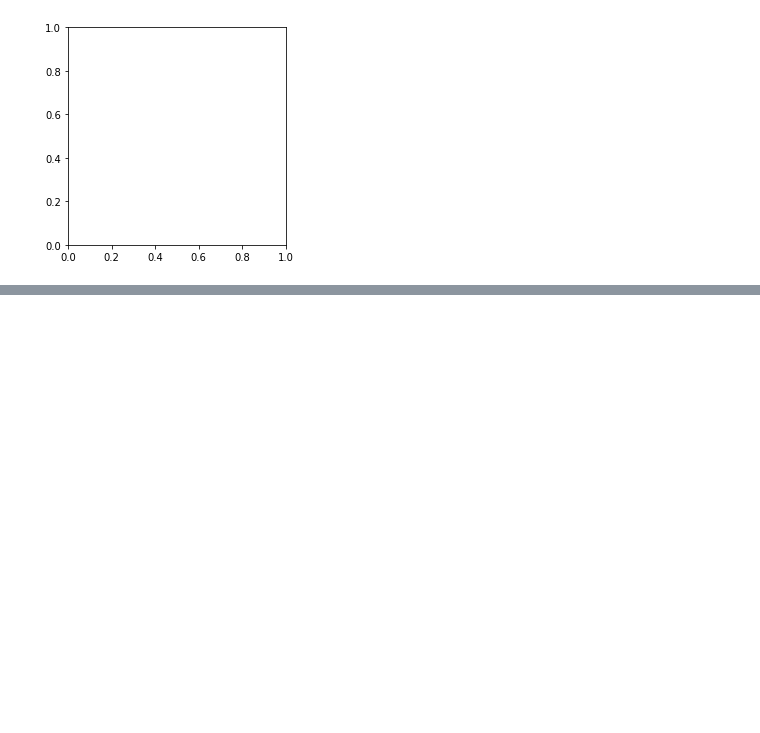
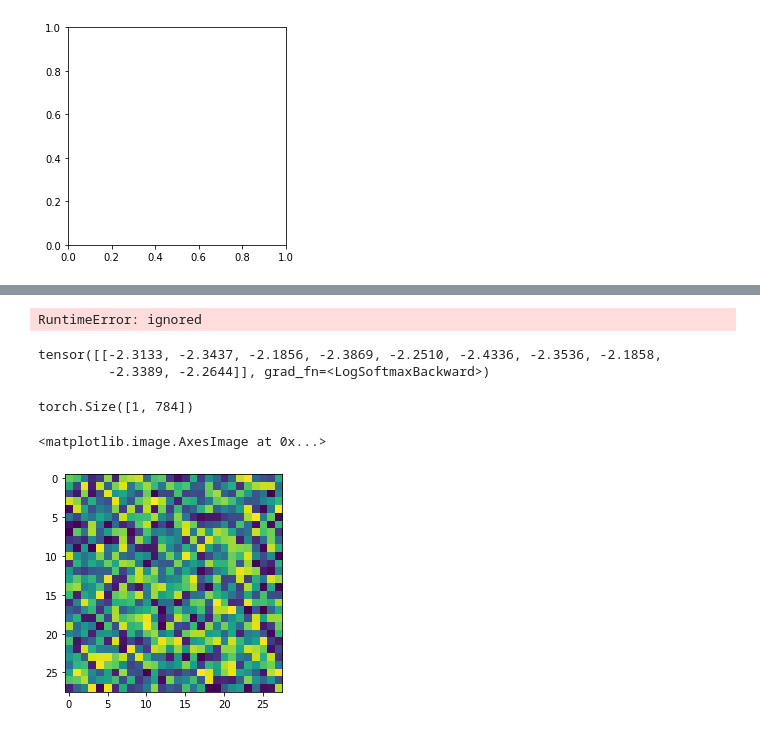
Before and after one commit to naveenkumark1/EVA4, a Jupyter notebook: Week2/pytorch_practice.ipynb, the cells around one changed output, grey strips where cells are left out. Cells and saved outputs as stored; diff of their text form; code cells hidden in the pictures; blank space fills up the shorter version.

```diff
--- a/Week2/pytorch_practice.ipynb
+++ b/Week2/pytorch_practice.ipynb
@@ -120,0 +289,2 @@ TypeError: ignored
+# %%
+X = torch.rand((28,28))
@@ -120,0 +311,18 @@ TypeError: ignored
+# %%
+output = net(X)
+# %% [output]
+RuntimeError: ignored
+# %%
+X = X.view(-1, 28*28)   ## -1 is unknown shape , Be ready of any size of data. Same works for 1 also
+output = net(X)
+output
+# %% [output]
+tensor([[-2.3133, -2.3437, -2.1856, -2.3869, -2.2510, -2.4336, -2.3536, -2.1858,
+         -2.3389, -2.2644]], grad_fn=<LogSoftmaxBackward>)
+# %%
+print(X.shape)
+plt.imshow(X.view(28,28))
+# %% [output]
+torch.Size([1, 784])
+<matplotlib.image.AxesImage at 0x...>
+[figure, added]
```
Also changed, not shown: parts of 13 cells of this notebook.
